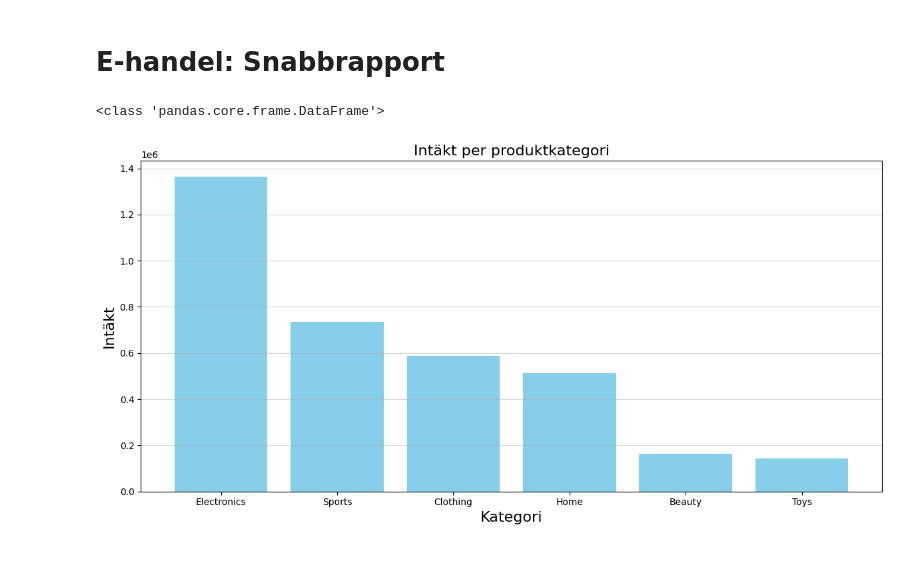
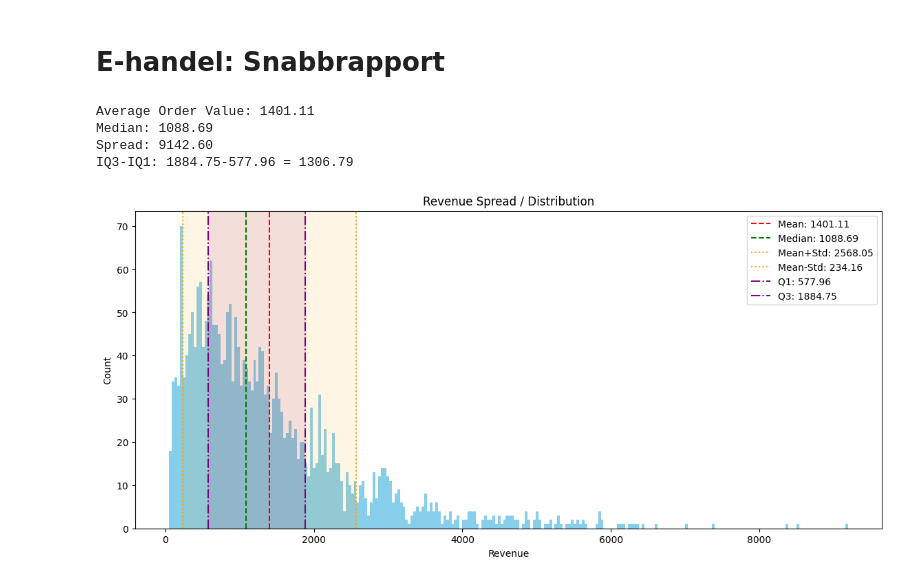
Before and after one commit to Miralem96/ehandel-grupp7, a Jupyter notebook: notebooks/report.ipynb, the cells around one changed output. Drawn from its saved outputs; the diff is of its cells as text; code cells hidden in the pictures.

```diff
--- a/notebooks/report.ipynb
+++ b/notebooks/report.ipynb
@@ -1,39 +1,27 @@
 # %% [markdown]
 # E-handel: Snabbrapport
-# %%
-
-# Importerar Python-modulerna sys och os
-# sys ger tillgång till systemrelaterade funktioner
-# os används för att hantera filer och mappar på datorn
-
-import sys, os
-sys.path.append(os.path.abspath('..'))
-
-import matplotlib.pyplot as mlp
-
-from src.io_utils import load_sales
-from src.metrics import revenue_by_category
-df = load_sales("../data/ecommerce_sales.csv")
-
-print(type(df))
-df.head()
-cat_rev = revenue_by_category(df)
-cat_rev.head()
-
-
-# stapeldiagram
-mlp.figure(figsize=(12, 6))
-mlp.bar(cat_rev["category"], cat_rev["revenue"], color='skyblue')
-
-# lägger till rubriker
-mlp.title("Intäkt per produktkategori", fontsize=16)
-mlp.xlabel("Kategori", fontsize=16)
-mlp.ylabel("Intäkt", fontsize=16)
-
-# rutnät
-mlp.grid(axis="y", linestyle="-", alpha=0.5)
-mlp.tight_layout()
-mlp.show()
-# %% [output]
-<class 'pandas.core.frame.DataFrame'>
-[figure, removed]
+# %%
+import sys, os
+sys.path.append(os.path.abspath("../src/"))
+import io_utils as util
+import metrics as met
+import viz as vz
+import pandas as pd
+
+orders = util.extract_orders_from_csv()
+df = pd.DataFrame(orders, columns=list(util.column.keys()))
+
+mean, median, std, q1, q3, iqr, spread = met.revMetrics(df, "revenue")
+
+print(f"Average Order Value: {mean:.2f}")
+print(f"Median: {median:.2f}")
+print(f"Spread: {spread:.2f}")
+print(f"IQ3-IQ1: {q3:.2f}-{q1:.2f} = {q3 - q1} ")
+
+vz.plotMetrics(df["revenue"], mean, median, std, q1, q3)
+# %% [output]
+Average Order Value: 1401.11
+Median: 1088.69
+Spread: 9142.60
+IQ3-IQ1: 1884.75-577.96 = 1306.79
+[figure, added]
```
Also changed, not shown: parts of 1 cell of this notebook.
